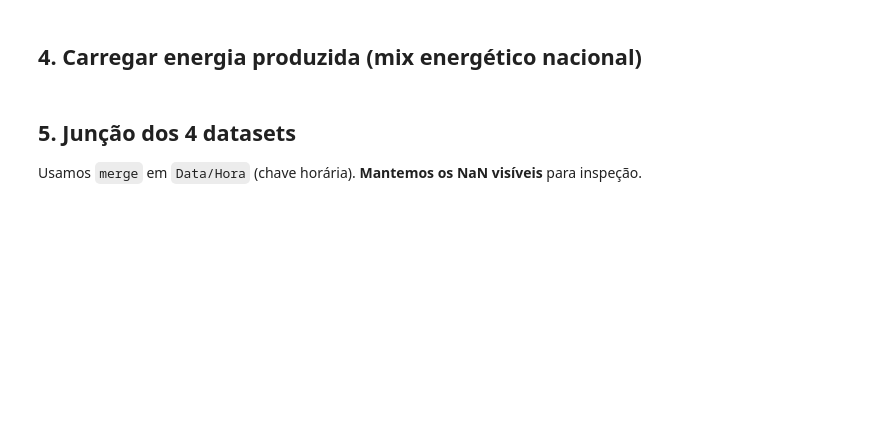
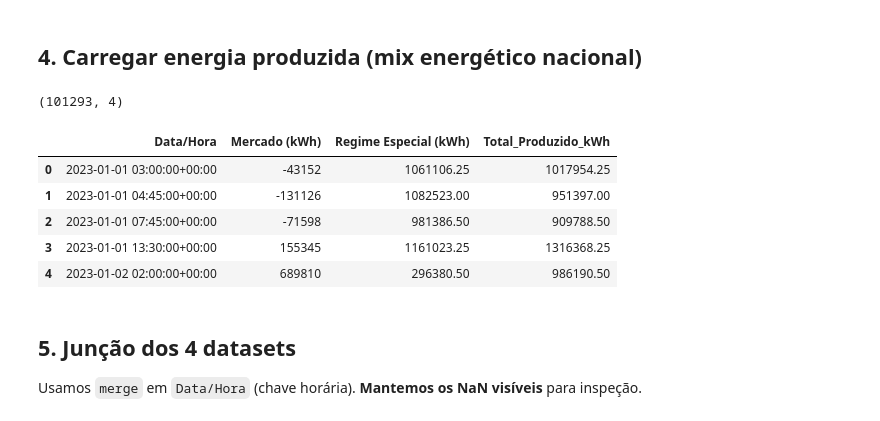
Before and after one commit to AndreiaHenrique/Previs-o_Energia_Sines, a Jupyter notebook: 01_EDA_Sines.ipynb, the cells around one changed output. Saved outputs shown, nothing was run; the diff lists cells and outputs as text; code cells hidden in the pictures; blank space fills up the shorter version.

```diff
--- a/01_EDA_Sines.ipynb
+++ b/01_EDA_Sines.ipynb
@@ -129,10 +203,24 @@ df_injetada.head()
 # %%
 df_produzida = pd.read_excel(os.path.join(DATA_DIR, "energia-produzida-total-nacional.xlsx"))
 df_produzida = df_produzida.drop(columns=["Dia", "Mês", "Ano", "Data", "Hora"], errors="ignore")
-df_produzida["Data/Hora"] = pd.to_datetime(df_produzida["Data/Hora"], errors="coerce")
+
+# SOLUÇÃO: Adicionado utc=True para uniformizar o fuso horário
+df_produzida["Data/Hora"] = pd.to_datetime(df_produzida["Data/Hora"], errors="coerce", utc=True)
+
+# Opcional: Converter para a hora de Lisboa, caso tenha feito o mesmo nos outros DataFrames
+# df_produzida["Data/Hora"] = df_produzida["Data/Hora"].dt.tz_convert('Europe/Lisbon')
+
 df_produzida = df_produzida.rename(columns={"Total (kWh)": "Total_Produzido_kWh"})
 print(df_produzida.shape)
 df_produzida.head()
+# %% [output]
+(101293, 4)
+|  | Data/Hora | Mercado (kWh) | Regime Especial (kWh) | Total_Produzido_kWh |
+| 0 | 2023-01-01 03:00:00+00:00 | -43152 | 1061106.25 | 1017954.25 |
+| 1 | 2023-01-01 04:45:00+00:00 | -131126 | 1082523.00 | 951397.00 |
+| 2 | 2023-01-01 07:45:00+00:00 | -71598 | 981386.50 | 909788.50 |
+| 3 | 2023-01-01 13:30:00+00:00 | 155345 | 1161023.25 | 1316368.25 |
+| 4 | 2023-01-02 02:00:00+00:00 | 689810 | 296380.50 | 986190.50 |
 # %% [markdown]
 ## 5. Junção dos 4 datasets
 
```
Also changed, not shown: parts of 22 cells of this notebook, 3 other files.
